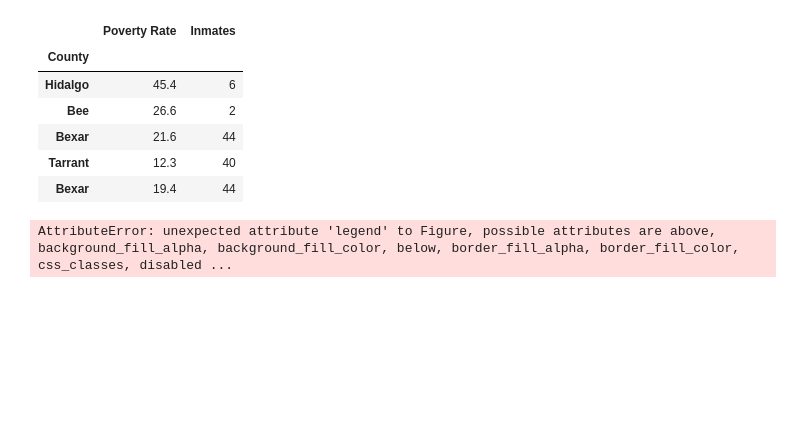
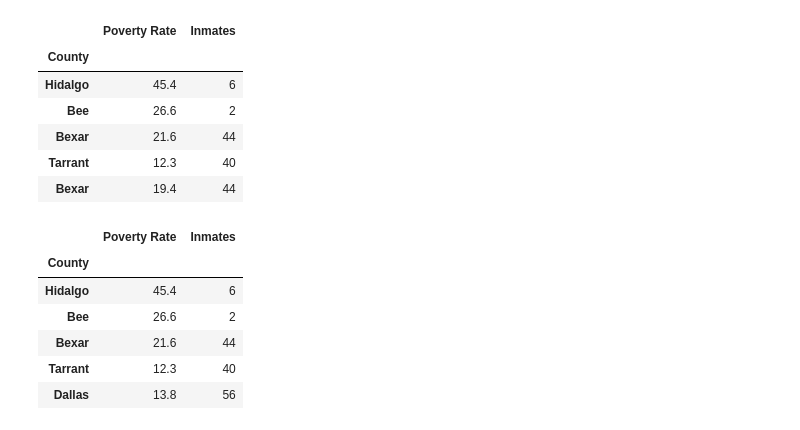
Before and after one commit to allanmc0913/Executions-and-Poverty-in-Texas, a Jupyter notebook: Executed Inmates Data Analysis.ipynb, the cells around one changed output. Saved outputs shown, nothing was run; the diff lists cells and outputs as text; code cells hidden in the pictures; blank space fills up the shorter version.

```diff
--- a/Executed Inmates Data Analysis.ipynb
+++ b/Executed Inmates Data Analysis.ipynb
@@ -264,6 +293,18 @@ counties.head()
 | Bexar | 21.6 | 44 |
 | Tarrant | 12.3 | 40 |
 | Bexar | 19.4 | 44 |
+# %%
+# creating dataframe with only unique County values to use for inmate counts
+unique_counties = counties.reset_index().drop_duplicates(subset='County').set_index("County")
+unique_counties.head()
+# %% [output]
+|  | Poverty Rate | Inmates |
+| County |  |  |
+| Hidalgo | 45.4 | 6 |
+| Bee | 26.6 | 2 |
+| Bexar | 21.6 | 44 |
+| Tarrant | 12.3 | 40 |
+| Dallas | 13.8 | 56 |
 # %%
 avg_inmate_pov_rate = counties.groupby("County").describe()['Poverty Rate']['mean']
 # %%
@@ -299,43 +340,47 @@ inmate_county_rates = [avg_inmate_pov_rate[name] for name in county_names if nam
 # %%
-color_mapper = LogColorMapper(palette=palette)
-
+# source for all counties
 other_source = ColumnDataSource(data=dict(
     x=county_xs,
     y=county_ys,
     name=county_names,
     rate=county_rates,
+    exinmates=exinmates
 ))
 
+# source for inmate counties
 inmate_source = ColumnDataSource(data=dict(
     x=inmate_county_xs,
     y=inmate_county_ys,
     name=inmate_county_names,
     rate=inmate_county_rates,
+    exinmates=inmate_exinmates
 ))
 
-TOOLS = "pan,wheel_zoom,reset,hover,save"
-
+# create Bokeh figure
 p = figure(
     title="Texas Executed Inmates", tools=TOOLS,
     x_axis_location=None, y_axis_location=None
 )
 p.grid.grid_line_color = None
 
+# make Texas and outline all counties
 p.patches('x', 'y', source=other_source,
           fill_color={'field': 'rate', 'transform': color_mapper},
           fill_alpha=0.7, line_color="white", line_width=0.1)
 
+# highlight inmate counties
 p.patches('x', 'y', source=inmate_source,
          fill_color={'field': 'rate', 'transform': color_mapper},
-         fill_alpha=0.7, line_color="white", line_width=1.1)
+         fill_alpha=0.7, line_color="white", line_width=1.75)
 
+# create mouse-hover ability
 hover = p.select_one(HoverTool)
 hover.point_policy = "follow_mouse"
 hover.tooltips = [
     ("Name", "@name"),
-    ("Poverty rate)", "@rate%")
+    ("Poverty rate", "@rate%"),
+    ("Total inmates", "@exinmates")
 ]
 
+# create visualizaiton
 show(p)
-# %% [output]
-AttributeError: unexpected attribute 'legend' to Figure, possible attributes are above, background_fill_alpha, background_fill_color, below, border_fill_alpha, border_fill_color, css_classes, disabled ...
```
Also changed, not shown: parts of 22 cells of this notebook.
